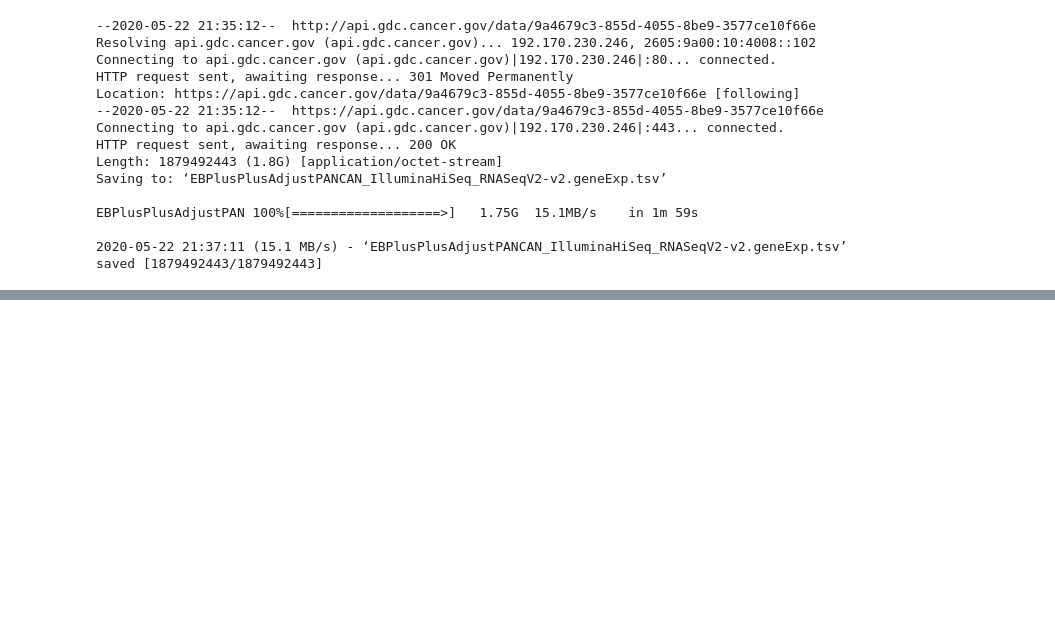
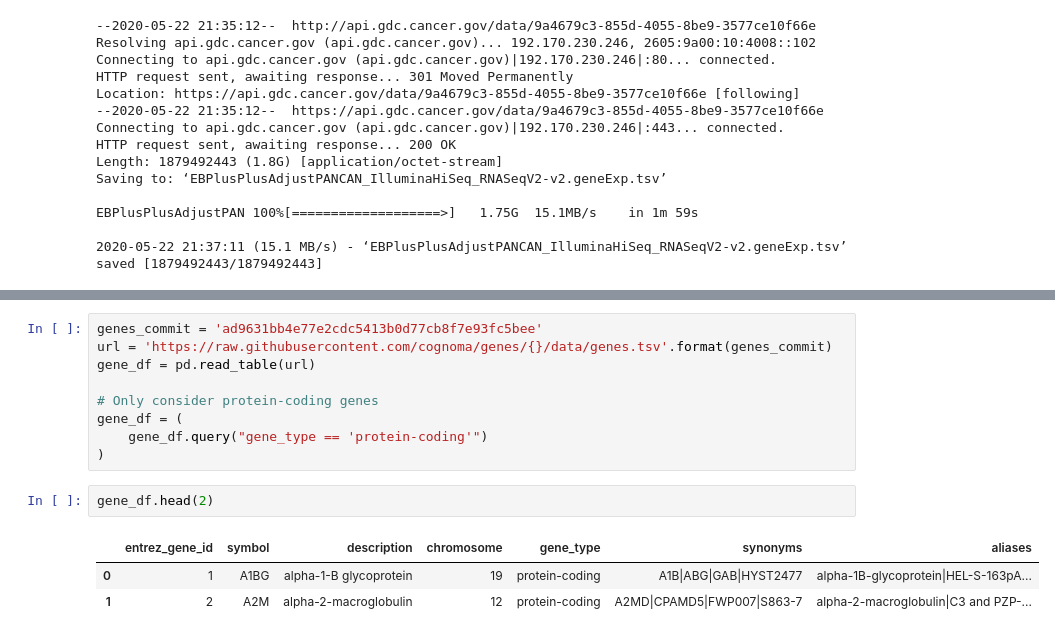
Before and after one commit to hiraksarkar/BioBombe, a Jupyter notebook: Process_Data_As_Biobombe.ipynb, the cells around one changed output, grey strips where cells are left out. Drawn from its saved outputs; the diff is of its cells as text; blank space fills up the shorter version.

```diff
--- a/Process_Data_As_Biobombe.ipynb
+++ b/Process_Data_As_Biobombe.ipynb
@@ -22,0 +60,15 @@ EBPlusPlusAdjustPAN 100%[===================>]   1.75G  15.1MB/s    in 1m 59s
+# %%
+genes_commit = 'ad9631bb4e77e2cdc5413b0d77cb8f7e93fc5bee'
+url = 'https://raw.githubusercontent.com/cognoma/genes/{}/data/genes.tsv'.format(genes_commit)
+gene_df = pd.read_table(url)
+
+# Only consider protein-coding genes
+gene_df = (
+    gene_df.query("gene_type == 'protein-coding'")
+)
+# %%
+gene_df.head(2)
+# %% [output]
+|  | entrez_gene_id | symbol | description | chromosome | gene_type | synonyms | aliases |
+| 0 | 1 | A1BG | alpha-1-B glycoprotein | 19 | protein-coding | A1B|ABG|GAB|HYST2477 | alpha-1B-glycoprotein|HEL-S-163pA... |
+| 1 | 2 | A2M | alpha-2-macroglobulin | 12 | protein-coding | A2MD|CPAMD5|FWP007|S863-7 | alpha-2-macroglobulin|C3 and PZP-... |
```
Also changed, not shown: parts of 33 cells of this notebook.
